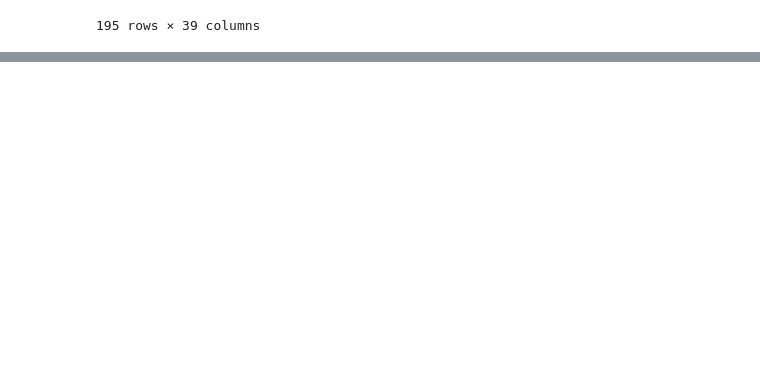
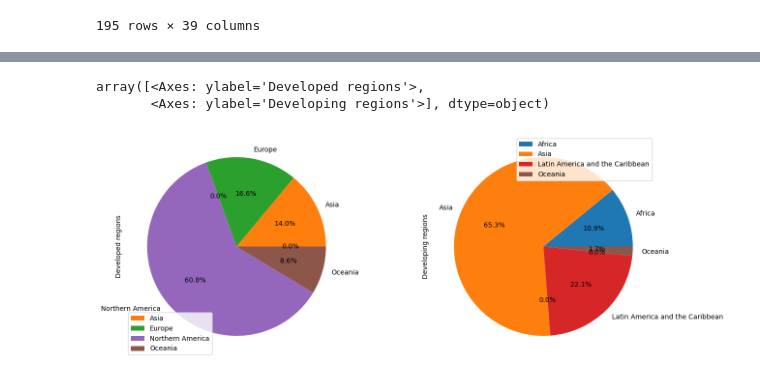
Before and after one commit to eishta1002/python-datascience, a Jupyter notebook: pandas.ipynb, the cells around one changed output, grey strips where cells are left out. Saved outputs shown, nothing was run; the diff lists cells and outputs as text; code cells hidden in the pictures; blank space fills up the shorter version.

```diff
--- a/pandas.ipynb
+++ b/pandas.ipynb
@@ -477,0 +604,6 @@ df
+# %%
+#3items for pivot =index,column,values
+#index and column should be categorical values and values must be numerical values
+df2=df.pivot_table(index='continent',
+               columns='status',
+               values='total')
@@ -477,0 +626,6 @@ df
+# %%
+df2.plot(kind='pie',subplots=True, figsize=(15,6),autopct ='%1.1f%%')
+# %% [output]
+array([<Axes: ylabel='Developed regions'>,
+       <Axes: ylabel='Developing regions'>], dtype=object)
+[figure, added]
```
Also changed, not shown: parts of 25 cells of this notebook, 1 other file.
